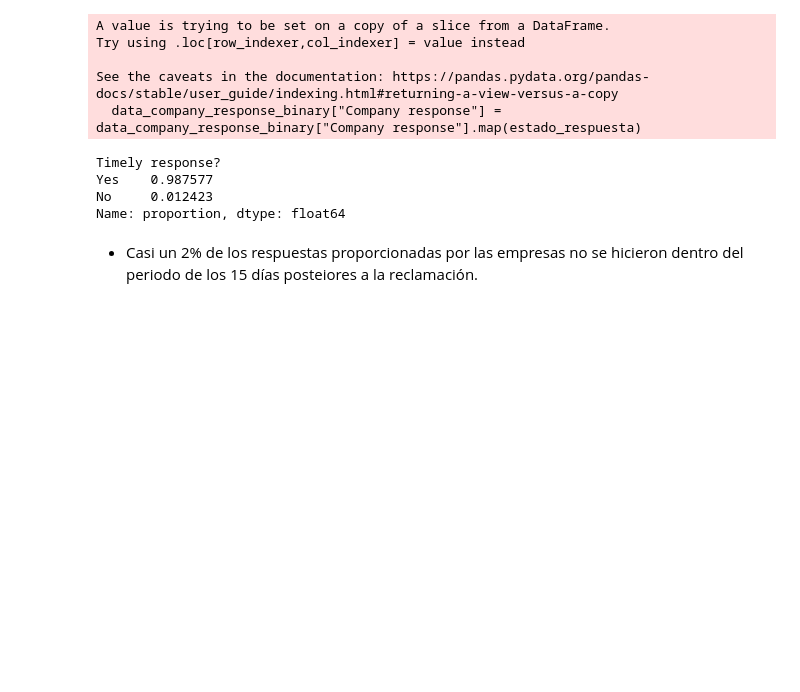
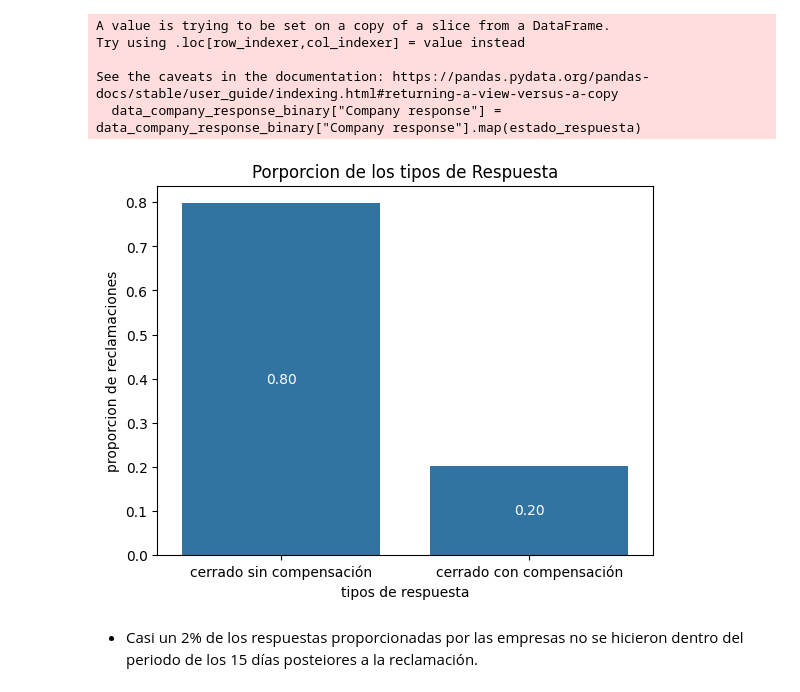
Before and after one commit to FernandoMoroC/Proyecto_Final_ML, a Jupyter notebook: notebooks/EDA.ipynb, the cells around one changed output. Drawn from its saved outputs; the diff is of its cells as text; code cells hidden in the pictures; blank space fills up the shorter version.

```diff
--- a/notebooks/EDA.ipynb
+++ b/notebooks/EDA.ipynb
@@ -242,13 +250,24 @@ Try using .loc[row_indexer,col_indexer] = value instead
 
 See the caveats in the documentation: https://pandas.pydata.org/pandas-docs/stable/user_guide/indexing.html#returning-a-view-versus-a-copy
   data_company_response_binary["Company response"] = data_company_response_binary["Company response"].map(estado_respuesta)
+# %%
+# Porcentaje de las respuestas con compensacion y sin compensacion
+# despues de la binarizacion
+
+percentage_binary_response = data_company_response_binary["Company response"].value_counts(normalize=True)
+
+ax = sns.barplot(x=percentage_binary_response.index, y=percentage_binary_response)
+for i, v in enumerate(percentage_binary_response):
+    ax.text(i, v/2, f"{v:.2f}", ha='center', va='center', color='white', fontsize=10)
+
+plt.ylabel("proporcion de reclamaciones")
+plt.xlabel("tipos de respuesta")
+plt.title("Porporcion de los tipos de Respuesta")
+plt.show()
+# %% [output]
+[figure, added]
 # %%
-data_company_response_binary["Timely response?"].value_counts(normalize=True)
+percentage_of_timely_response = data_company_response_binary["Timely response?"].value_counts(normalize=True)
-# %% [output]
-Timely response?
-Yes    0.987577
-No     0.012423
-Name: proportion, dtype: float64
 # %% [markdown]
 - Casi un 2% de los respuestas proporcionadas por las empresas no se hicieron dentro del periodo de los 15 días posteiores a la reclamación.
 # %%
```
Also changed, not shown: parts of 5 cells of this notebook, 7 other files.
